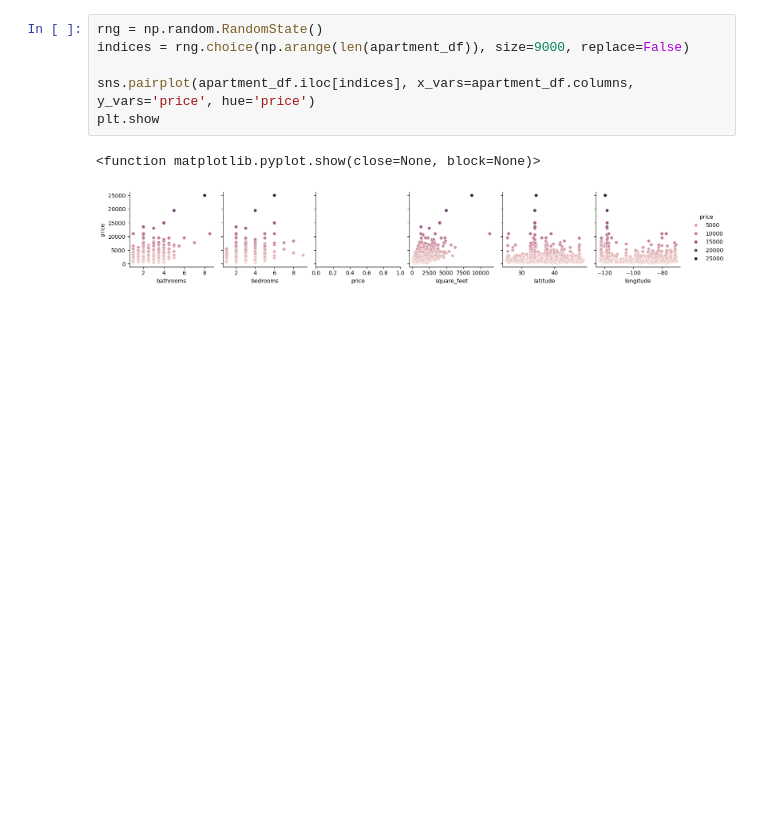
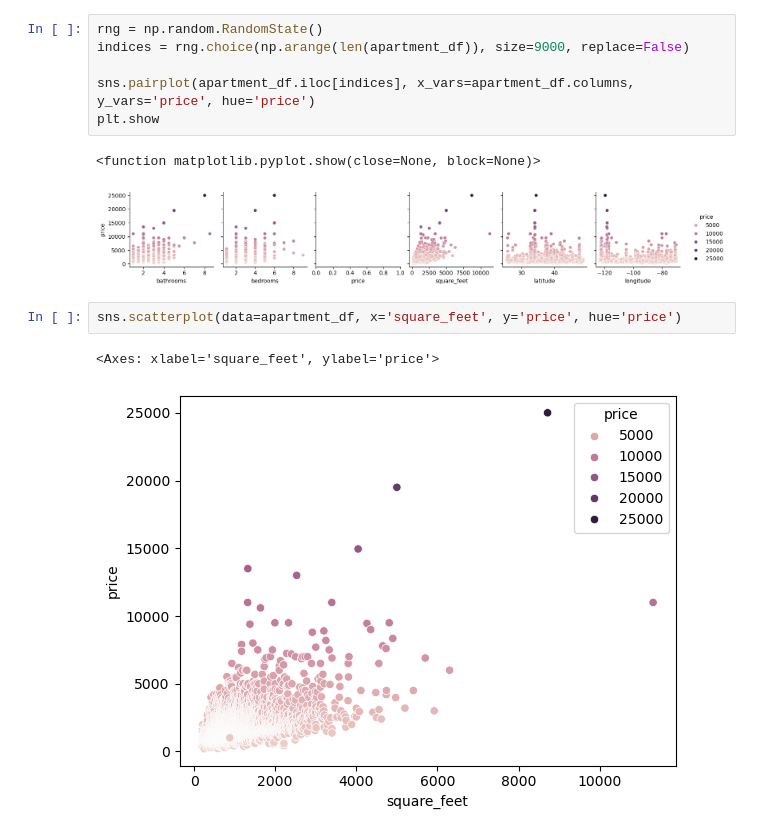
Before and after one commit to metro7/ML-Final-Project, a Jupyter notebook: ML-Final-Project.ipynb, the cells around one changed output. Cells and saved outputs as stored; diff of their text form; blank space fills up the shorter version.

Commit message:
data preprocessing and visualization

```diff
--- a/ML-Final-Project.ipynb
+++ b/ML-Final-Project.ipynb
@@ -124,3 +124,8 @@ plt.show
 # %% [output]
 <function matplotlib.pyplot.show(close=None, block=None)>
 [figure]
+# %%
+sns.scatterplot(data=apartment_df, x='square_feet', y='price', hue='price')
+# %% [output]
+<Axes: xlabel='square_feet', ylabel='price'>
+[figure, added]
```
Also changed, not shown: parts of 5 cells of this notebook.
